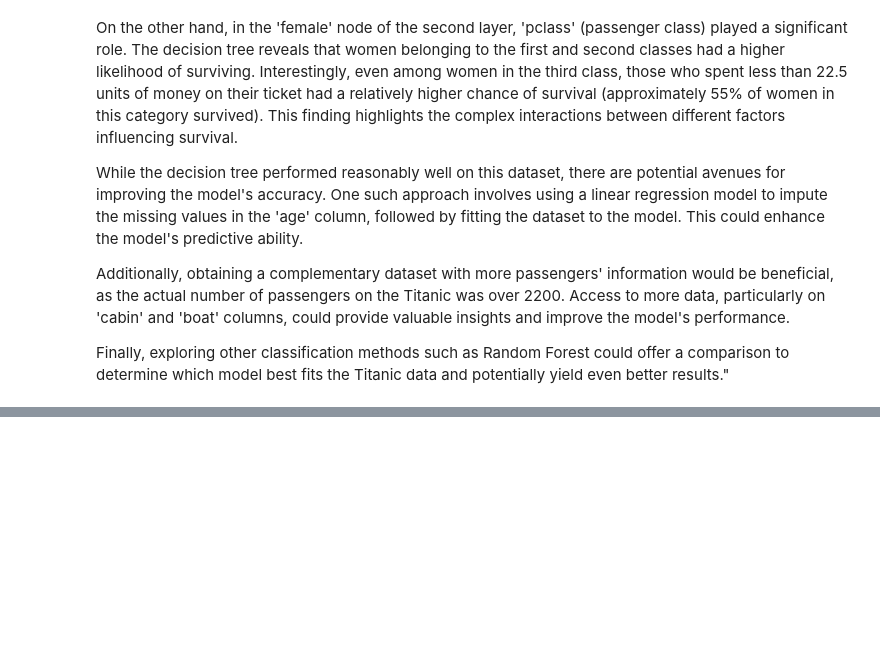
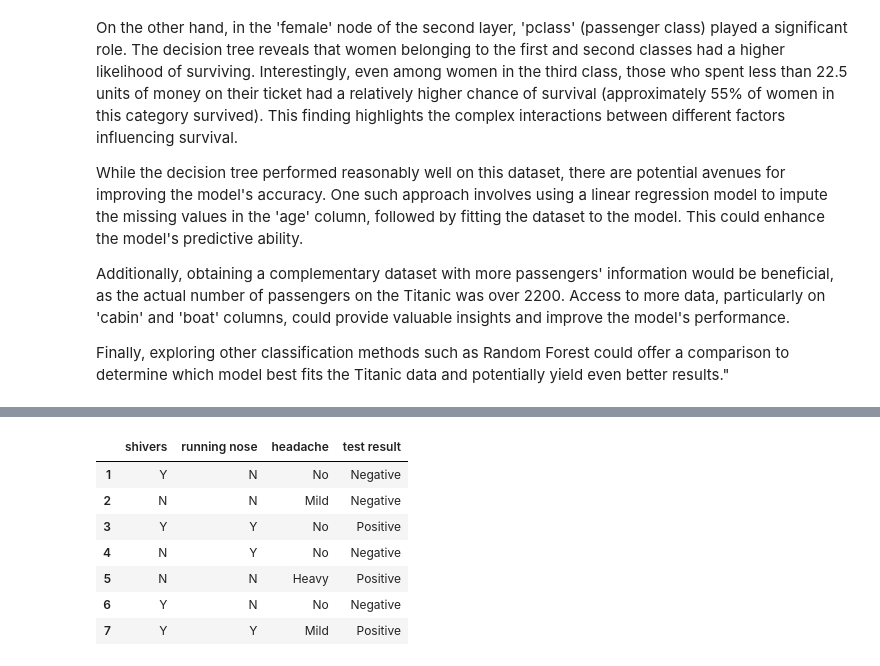
Before and after one commit to hooman-b/Machine_learning_assignments, a Jupyter notebook: Supervised_Learning/Sixth_Assignment/Assignment6.ipynb, the cells around one changed output, grey strips where cells are left out. Saved outputs shown, nothing was run; the diff lists cells and outputs as text; code cells hidden in the pictures; blank space fills up the shorter version.

```diff
--- a/Supervised_Learning/Sixth_Assignment/Assignment6.ipynb
+++ b/Supervised_Learning/Sixth_Assignment/Assignment6.ipynb
@@ -598,0 +605,14 @@ If you let your fitted classifier predict the test results (based on all the dat
+# %%
+# Drop the first row, which is empty. Also drop 'Roommate' column
+df  = df_covid.drop(0, axis=0)
+df = df.drop(axis=1, columns=['Roommate '])
+df
+# %% [output]
+|  | shivers | running nose | headache | test result |
+| 1 | Y | N | No | Negative |
+| 2 | N | N | Mild | Negative |
+| 3 | Y | Y | No | Positive |
+| 4 | N | Y | No | Negative |
+| 5 | N | N | Heavy | Positive |
+| 6 | Y | N | No | Negative |
+| 7 | Y | Y | Mild | Positive |
```
Also changed, not shown: parts of 25 cells of this notebook, 2 other files.
